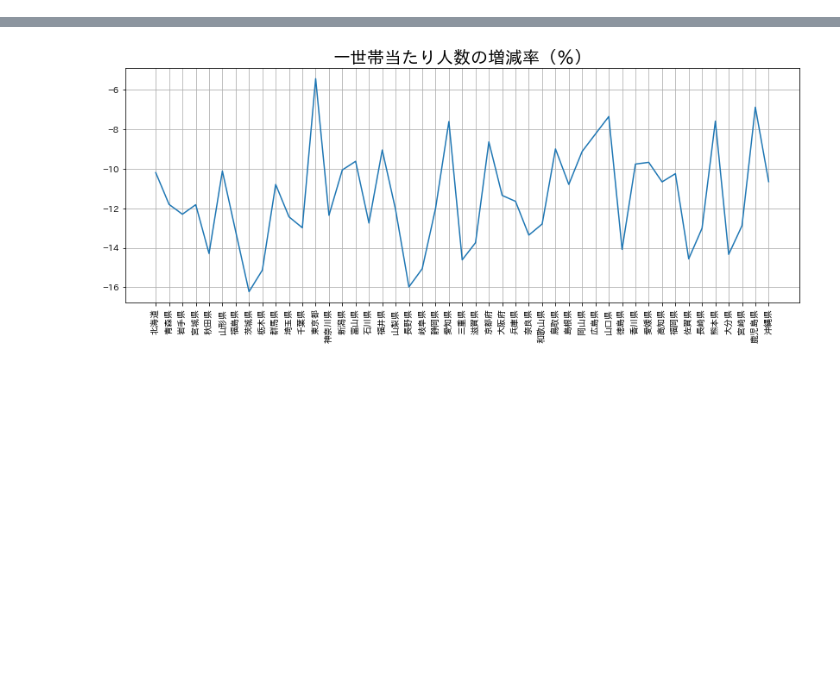
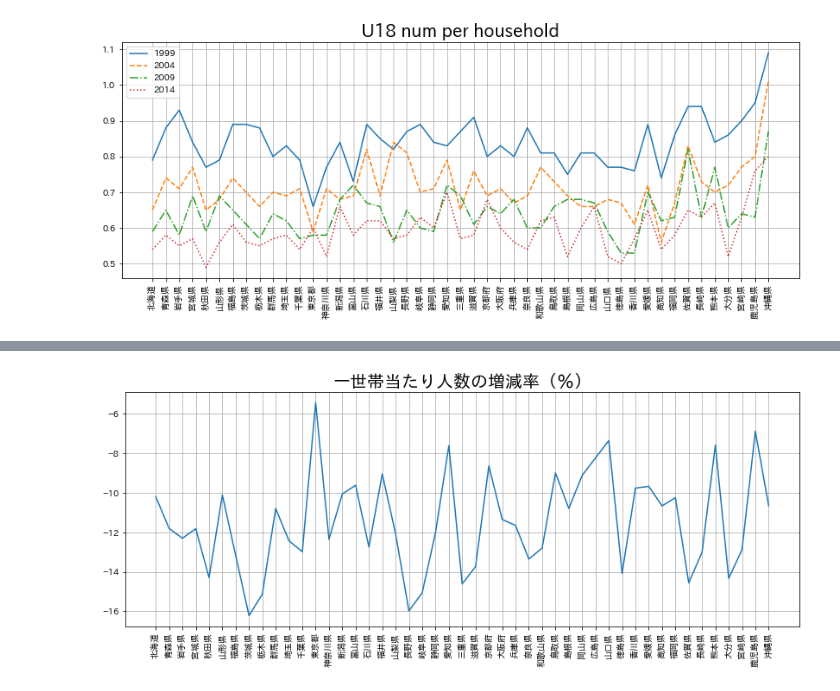
Before and after one commit to mazarimono/kezaidata, a Jupyter notebook: jp-consumer-data-test.ipynb, the cells around one changed output, grey strips where cells are left out. Cells and saved outputs as stored; diff of their text form; code cells hidden in the pictures; blank space fills up the shorter version.

```diff
--- a/jp-consumer-data-test.ipynb
+++ b/jp-consumer-data-test.ipynb
@@ -39,0 +37,13 @@ plt.show()
+# %%
+fig = plt.figure(figsize=(14,5))
+plt.plot(df1999.iloc[4, :].astype(float), label="1999")
+plt.plot(df2004.iloc[4, :].astype(float), label="2004", linestyle='--')
+plt.plot(df2009.iloc[4, :].astype(float), label="2009", linestyle='-.')
+plt.plot(df2014.iloc[4, :].astype(float), label="2014", linestyle=':')
+plt.title('U18 num per household', fontsize=20)
+plt.legend()
+plt.grid()
+plt.xticks(rotation=90)
+plt.show()
+# %% [output]
+[figure, added]
```
Also changed, not shown: parts of 35 cells of this notebook, 16 other files.
